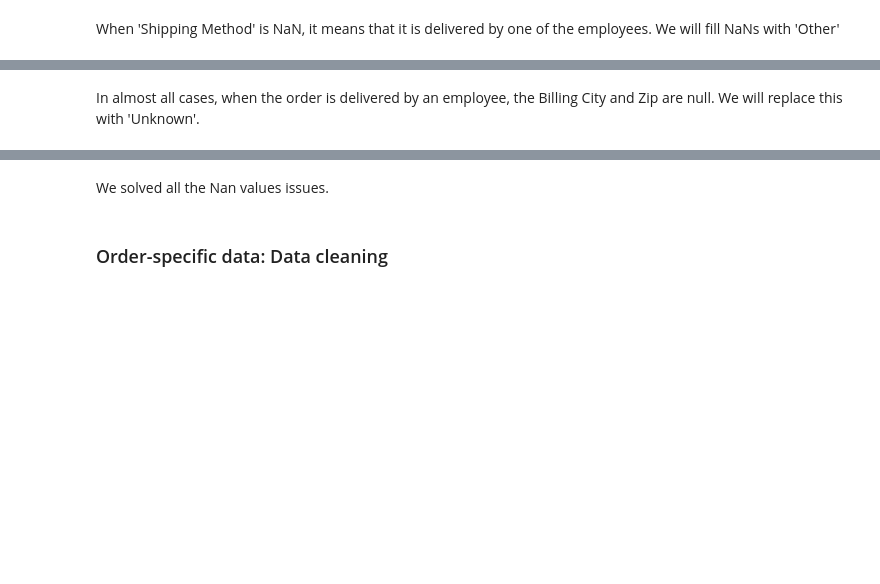
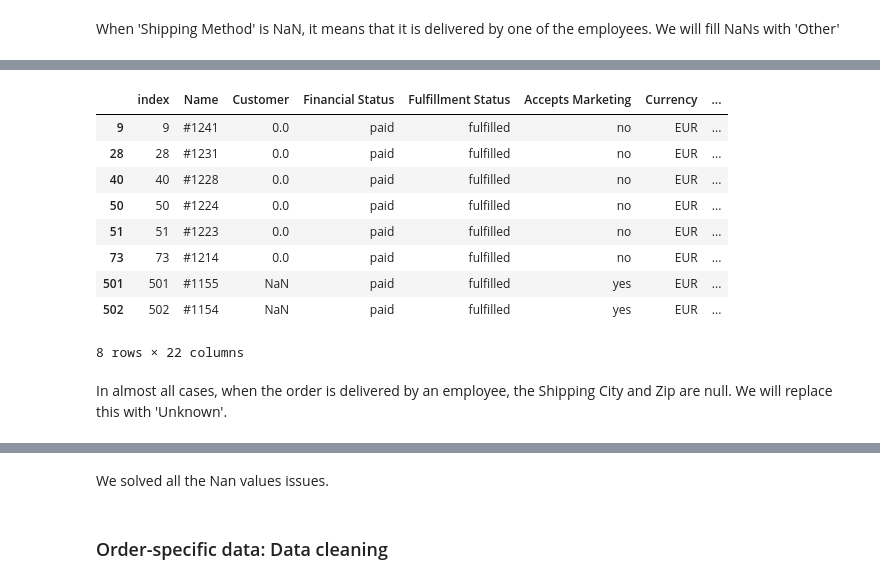
Before and after one commit to adriaferrer/Vimet, a Jupyter notebook: 01.Data_cleaning/Data_cleaning_orders.ipynb, the cells around one changed output, grey strips where cells are left out. Saved outputs shown, nothing was run; the diff lists cells and outputs as text; code cells hidden in the pictures; blank space fills up the shorter version.

Commit message:
Data cleaning for orders table (pre split) finished

```diff
--- a/01.Data_cleaning/Data_cleaning_orders.ipynb
+++ b/01.Data_cleaning/Data_cleaning_orders.ipynb
@@ -48,9 +106,9 @@ order_specific_clean['Discount Code'] = order_specific_clean['Discount Code'].fi
 # %%
-order_specific_clean['Discount Code'] = order_specific_clean['Discount Code'].map(lambda x: 0 if x==0 else 1)
+orders['Discount Code'] = orders['Discount Code'].map(lambda x: 0 if x==0 else 1)
 # %% [markdown]
 We need to analyse 'Notes' as it will identify test records
 # %%
-order_specific_clean['Notes'] = order_specific_clean['Notes'].fillna(value='None')
-order_specific_clean['Notes'] = order_specific_clean['Notes'].map(lambda x: 'test' if 'prueba' in x else ('test' if 'prova' in x else ('test' if 'Hola' in x else ('test' if 'fdfsdfsdf' in x else ('test' if 'wqweqwe' in x else ('test' if 'hohsadasdasd' in x else ('test' if 'fsdfsfsd' in x else ('test' if 'hola mundo' in x else x))))))))
+orders['Notes'] = orders['Notes'].fillna(value='None')
+orders['Notes'] = orders['Notes'].map(lambda x: 'test' if 'prueba' in x else ('test' if 'prova' in x else ('test' if 'Hola' in x else ('test' if 'fdfsdfsdf' in x else ('test' if 'wqweqwe' in x else ('test' if 'hohsadasdasd' in x else ('test' if 'fsdfsfsd' in x else ('test' if 'hola mundo' in x else x))))))))
 # %% [markdown]
 We now remove all test records
@@ -59,2 +115,4 @@ order_specific_clean = order_specific_clean[order_specific_clean['Notes'] != 'te
+# %%
+orders = orders[orders['Notes'] != 'test']
 # %%
 #We check the status of the NaN values
@@ -64,6 +146,6 @@ order_specific_clean['Shipping Method'].value_counts()
 # %% [markdown]
 When 'Shipping Method' is NaN, it means that it is delivered by one of the employees. We will fill NaNs with 'Other'
 # %%
-order_specific_clean['Shipping Method'] = order_specific_clean['Shipping Method'].fillna(value='Other')
+orders['Shipping Method'] = orders['Shipping Method'].fillna(value='Other')
 # %%
 #We check the status of the NaN values
@@ -73,2 +171,15 @@ order_specific_clean[order_specific_clean['Billing City'].isna()]
+# %%
+orders[orders['Shipping City'].isna()]
+# %% [output]
+|  | index | Name | Customer | Financial Status | Fulfillment Status | Accepts Marketing | Currency | ... |
+| 9 | 9 | #1241 | 0.0 | paid | fulfilled | no | EUR | ... |
+| 28 | 28 | #1231 | 0.0 | paid | fulfilled | no | EUR | ... |
+| 40 | 40 | #1228 | 0.0 | paid | fulfilled | no | EUR | ... |
+| 50 | 50 | #1224 | 0.0 | paid | fulfilled | no | EUR | ... |
+| 51 | 51 | #1223 | 0.0 | paid | fulfilled | no | EUR | ... |
+| 73 | 73 | #1214 | 0.0 | paid | fulfilled | no | EUR | ... |
+| 501 | 501 | #1155 | NaN | paid | fulfilled | yes | EUR | ... |
+| 502 | 502 | #1154 | NaN | paid | fulfilled | yes | EUR | ... |
+8 rows × 22 columns
 # %% [markdown]
-In almost all cases, when the order is delivered by an employee, the Billing City and Zip are null. We will replace this with 'Unknown'.
+In almost all cases, when the order is delivered by an employee, the Shipping City and Zip are null. We will replace this with 'Unknown'.
```
Also changed, not shown: parts of 102 cells of this notebook.
